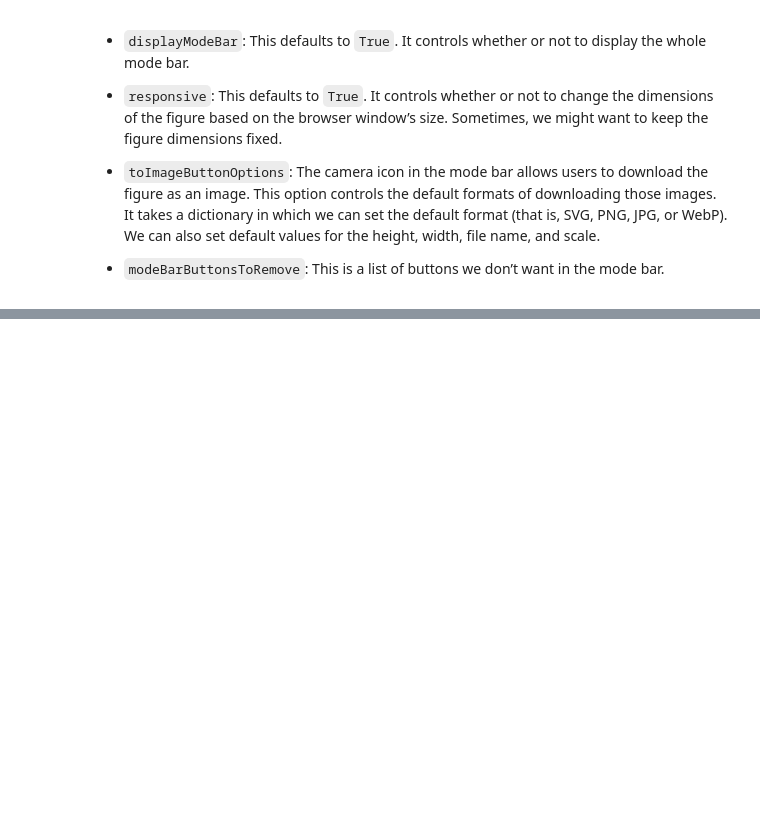
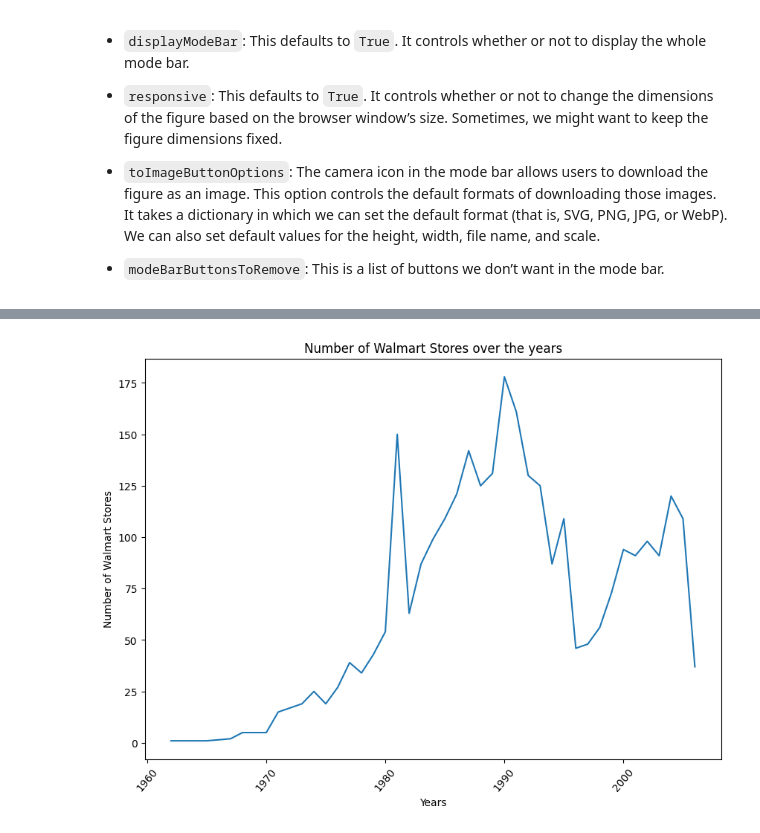
Before and after one commit to holman57/Business-Intelligence-Dashboard, a Jupyter notebook: examples/Plotly.ipynb, the cells around one changed output, grey strips where cells are left out. Saved outputs shown, nothing was run; the diff lists cells and outputs as text; code cells hidden in the pictures; blank space fills up the shorter version.

```diff
--- a/examples/Plotly.ipynb
+++ b/examples/Plotly.ipynb
@@ -109,0 +122,12 @@ Requirement already satisfied: kaleido in /usr/local/lib/python3.10/dist-package
+# %%
+plt.figure(figsize=(10, 7))
+fig = df['YEAR'].value_counts().sort_index().plot.line().figure
+plt.xlabel("Years")
+plt.xticks(rotation=50, horizontalalignment="center")
+plt.title("Number of Walmart Stores over the years")
+plt.ylabel("Number of Walmart Stores")
+plt.show()
+fig.savefig('walmart2.png')
+plt.close(fig)
+# %% [output]
+[figure, added]
```
Also changed, not shown: parts of 5 cells of this notebook.
